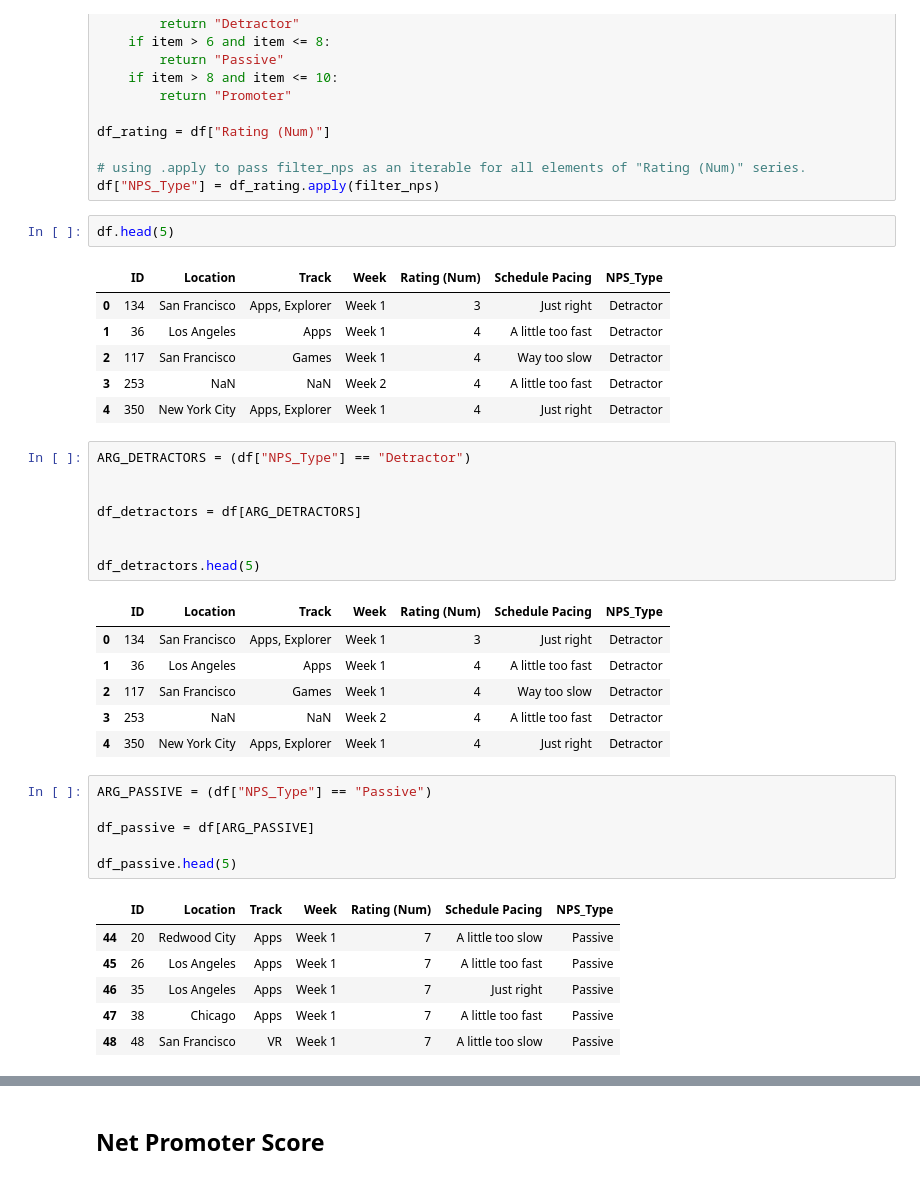
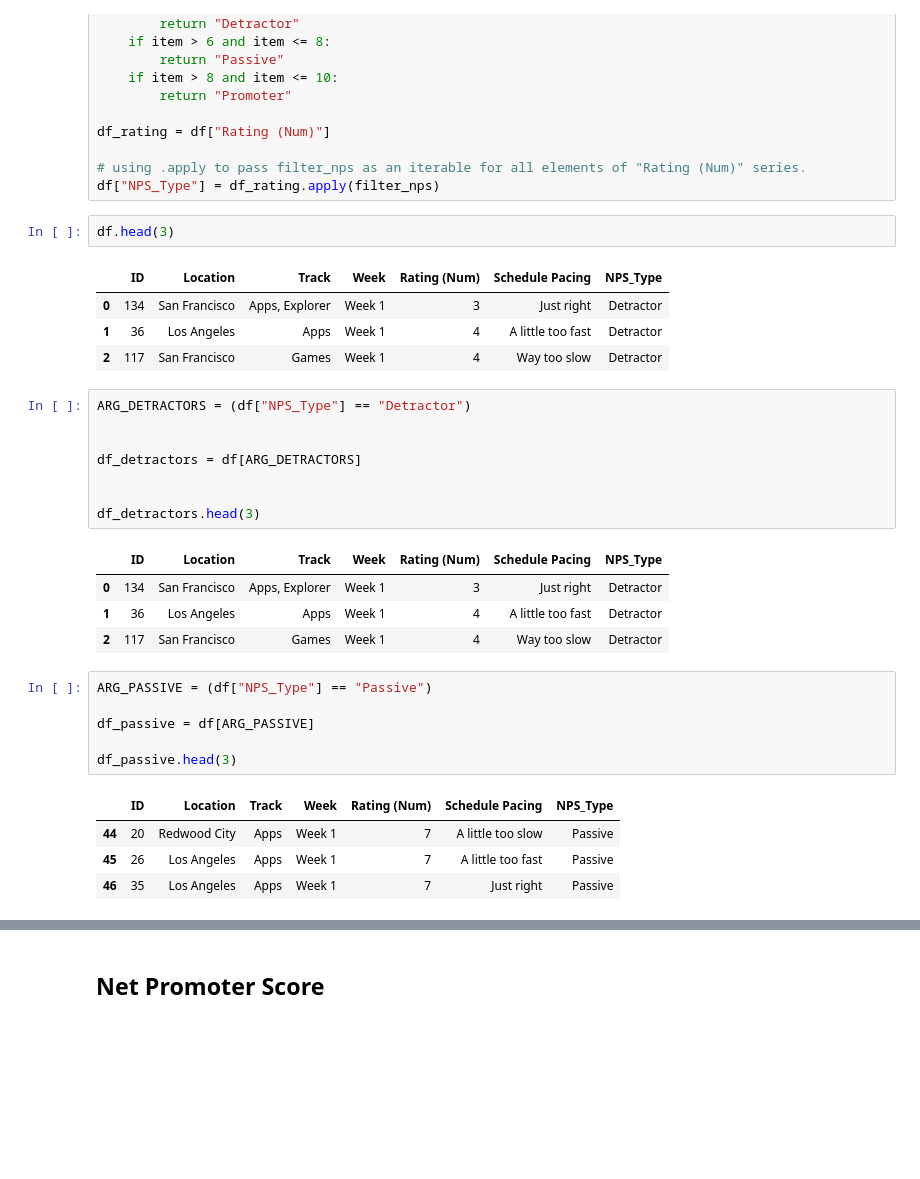
Before and after one commit to ThomasLee94/ds-1.1, a Jupyter notebook: Projects/NPS/NPS - 2017.ipynb, the cells around one changed output, grey strips where cells are left out. Cells and saved outputs as stored; diff of their text form; blank space fills up the shorter version.

```diff
--- a/Projects/NPS/NPS - 2017.ipynb
+++ b/Projects/NPS/NPS - 2017.ipynb
@@ -93,14 +79,12 @@ df_rating = df["Rating (Num)"]
 # using .apply to pass filter_nps as an iterable for all elements of "Rating (Num)" series.
 df["NPS_Type"] = df_rating.apply(filter_nps)
 # %%
-df.head(5)
+df.head(3)
 # %% [output]
 |  | ID | Location | Track | Week | Rating (Num) | Schedule Pacing | NPS_Type |
 | 0 | 134 | San Francisco | Apps, Explorer | Week 1 | 3 | Just right | Detractor |
 | 1 | 36 | Los Angeles | Apps | Week 1 | 4 | A little too fast | Detractor |
 | 2 | 117 | San Francisco | Games | Week 1 | 4 | Way too slow | Detractor |
-| 3 | 253 | NaN | NaN | Week 2 | 4 | A little too fast | Detractor |
-| 4 | 350 | New York City | Apps, Explorer | Week 1 | 4 | Just right | Detractor |
 # %%
 ARG_DETRACTORS = (df["NPS_Type"] == "Detractor")
 
@@ -108,27 +92,23 @@ ARG_DETRACTORS = (df["NPS_Type"] == "Detractor")
 df_detractors = df[ARG_DETRACTORS]
 
 
-df_detractors.head(5)
+df_detractors.head(3)
 # %% [output]
 |  | ID | Location | Track | Week | Rating (Num) | Schedule Pacing | NPS_Type |
 | 0 | 134 | San Francisco | Apps, Explorer | Week 1 | 3 | Just right | Detractor |
 | 1 | 36 | Los Angeles | Apps | Week 1 | 4 | A little too fast | Detractor |
 | 2 | 117 | San Francisco | Games | Week 1 | 4 | Way too slow | Detractor |
-| 3 | 253 | NaN | NaN | Week 2 | 4 | A little too fast | Detractor |
-| 4 | 350 | New York City | Apps, Explorer | Week 1 | 4 | Just right | Detractor |
 # %%
 ARG_PASSIVE = (df["NPS_Type"] == "Passive")
 
 df_passive = df[ARG_PASSIVE]
 
-df_passive.head(5)
+df_passive.head(3)
 # %% [output]
 |  | ID | Location | Track | Week | Rating (Num) | Schedule Pacing | NPS_Type |
 | 44 | 20 | Redwood City | Apps | Week 1 | 7 | A little too slow | Passive |
 | 45 | 26 | Los Angeles | Apps | Week 1 | 7 | A little too fast | Passive |
 | 46 | 35 | Los Angeles | Apps | Week 1 | 7 | Just right | Passive |
-| 47 | 38 | Chicago | Apps | Week 1 | 7 | A little too fast | Passive |
-| 48 | 48 | San Francisco | VR | Week 1 | 7 | A little too slow | Passive |
 # %%
 ARG_PROMOTER = (df["NPS_Type"] == "Promoter")
 
```
Also changed, not shown: parts of 20 cells of this notebook.
